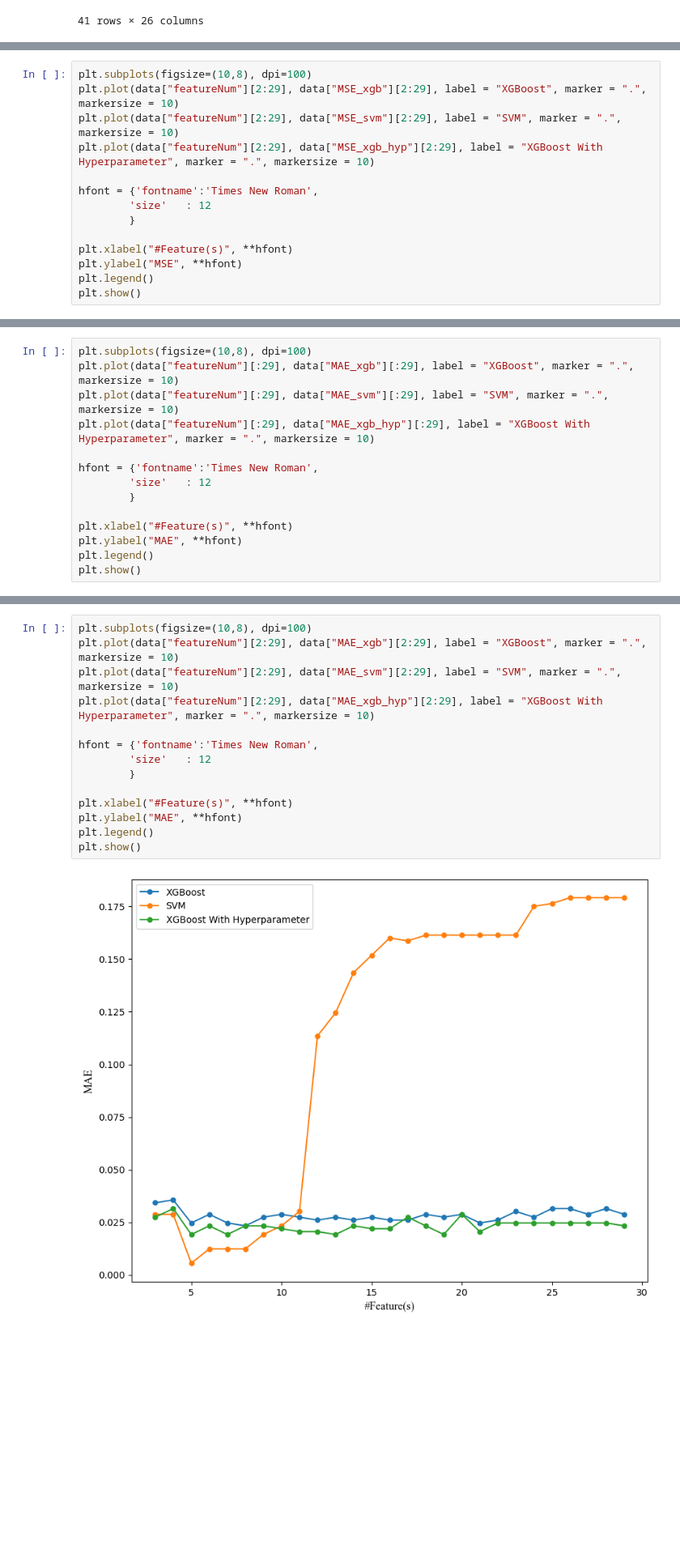
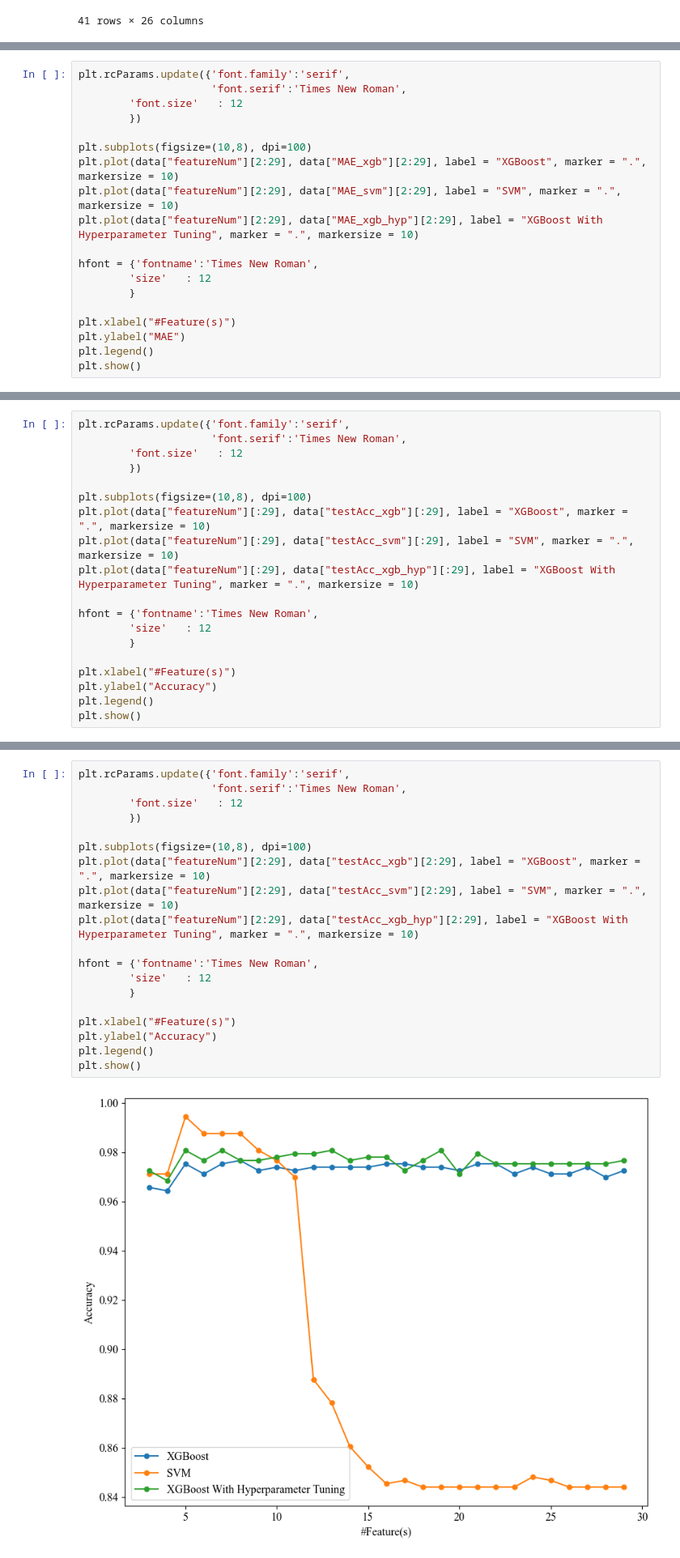
Before and after one commit to DanangKraton/Termal-Comfort-Prediction-using-XGBoost-and-SVM, a Jupyter notebook: oret oret.ipynb, the cells around one changed output, grey strips where cells are left out. Shown at 81% size. Drawn from its saved outputs; the diff is of its cells as text; blank space fills up the shorter version.

```diff
--- a/oret oret.ipynb
+++ b/oret oret.ipynb
@@ -219,15 +92,20 @@ plt.show()
 # %%
+plt.rcParams.update({'font.family':'serif',
+                     'font.serif':'Times New Roman',
+        'font.size'   : 12
+        })
+
 plt.subplots(figsize=(10,8), dpi=100)
-plt.plot(data["featureNum"][2:29], data["MSE_xgb"][2:29], label = "XGBoost", marker = ".", markersize = 10)
-plt.plot(data["featureNum"][2:29], data["MSE_svm"][2:29], label = "SVM", marker = ".", markersize = 10)
-plt.plot(data["featureNum"][2:29], data["MSE_xgb_hyp"][2:29], label = "XGBoost With Hyperparameter", marker = ".", markersize = 10)
+plt.plot(data["featureNum"][2:29], data["MAE_xgb"][2:29], label = "XGBoost", marker = ".", markersize = 10)
+plt.plot(data["featureNum"][2:29], data["MAE_svm"][2:29], label = "SVM", marker = ".", markersize = 10)
+plt.plot(data["featureNum"][2:29], data["MAE_xgb_hyp"][2:29], label = "XGBoost With Hyperparameter Tuning", marker = ".", markersize = 10)
 
 hfont = {'fontname':'Times New Roman',
         'size'   : 12
         }
 
-plt.xlabel("#Feature(s)", **hfont)
-plt.ylabel("MSE", **hfont)
+plt.xlabel("#Feature(s)")
+plt.ylabel("MAE")
 plt.legend()
 plt.show()
 # %% [output]
@@ -235,15 +113,20 @@ plt.show()
 # %%
+plt.rcParams.update({'font.family':'serif',
+                     'font.serif':'Times New Roman',
+        'font.size'   : 12
+        })
+
 plt.subplots(figsize=(10,8), dpi=100)
-plt.plot(data["featureNum"][:29], data["MAE_xgb"][:29], label = "XGBoost", marker = ".", markersize = 10)
-plt.plot(data["featureNum"][:29], data["MAE_svm"][:29], label = "SVM", marker = ".", markersize = 10)
-plt.plot(data["featureNum"][:29], data["MAE_xgb_hyp"][:29], label = "XGBoost With Hyperparameter", marker = ".", markersize = 10)
+plt.plot(data["featureNum"][:29], data["testAcc_xgb"][:29], label = "XGBoost", marker = ".", markersize = 10)
+plt.plot(data["featureNum"][:29], data["testAcc_svm"][:29], label = "SVM", marker = ".", markersize = 10)
+plt.plot(data["featureNum"][:29], data["testAcc_xgb_hyp"][:29], label = "XGBoost With Hyperparameter Tuning", marker = ".", markersize = 10)
 
 hfont = {'fontname':'Times New Roman',
         'size'   : 12
         }
 
-plt.xlabel("#Feature(s)", **hfont)
-plt.ylabel("MAE", **hfont)
+plt.xlabel("#Feature(s)")
+plt.ylabel("Accuracy")
 plt.legend()
 plt.show()
 # %% [output]
@@ -251,16 +134,21 @@ plt.show()
 # %%
+plt.rcParams.update({'font.family':'serif',
+                     'font.serif':'Times New Roman',
+        'font.size'   : 12
+        })
+
 plt.subplots(figsize=(10,8), dpi=100)
-plt.plot(data["featureNum"][2:29], data["MAE_xgb"][2:29], label = "XGBoost", marker = ".", markersize = 10)
-plt.plot(data["featureNum"][2:29], data["MAE_svm"][2:29], label = "SVM", marker = ".", markersize = 10)
-plt.plot(data["featureNum"][2:29], data["MAE_xgb_hyp"][2:29], label = "XGBoost With Hyperparameter", marker = ".", markersize = 10)
+plt.plot(data["featureNum"][2:29], data["testAcc_xgb"][2:29], label = "XGBoost", marker = ".", markersize = 10)
+plt.plot(data["featureNum"][2:29], data["testAcc_svm"][2:29], label = "SVM", marker = ".", markersize = 10)
+plt.plot(data["featureNum"][2:29], data["testAcc_xgb_hyp"][2:29], label = "XGBoost With Hyperparameter Tuning", marker = ".", markersize = 10)
 
 hfont = {'fontname':'Times New Roman',
         'size'   : 12
         }
 
-plt.xlabel("#Feature(s)", **hfont)
-plt.ylabel("MAE", **hfont)
+plt.xlabel("#Feature(s)")
+plt.ylabel("Accuracy")
 plt.legend()
 plt.show()
 # %% [output]
-[figure, old version]
+[figure, new version]
```
Also changed, not shown: parts of 18 cells of this notebook, 1 other file.
